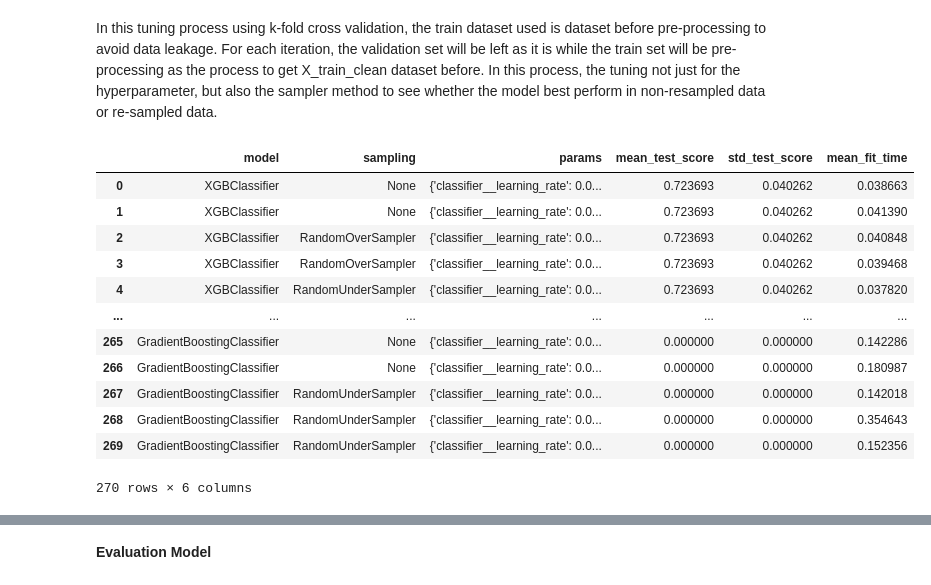
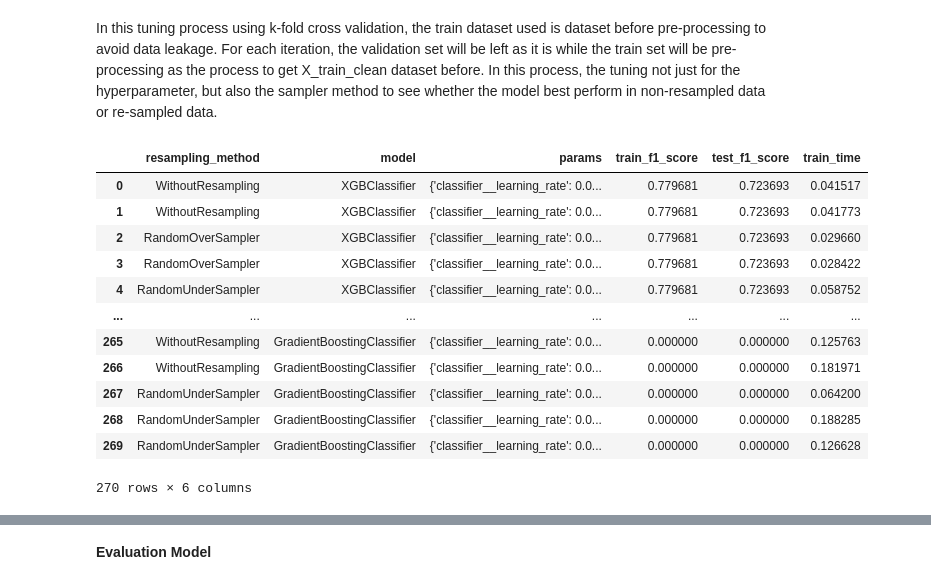
Before and after one commit to etikawdywt16/fraud-detection-project, a Jupyter notebook: notebooks/modelling.ipynb, the cells around one changed output, grey strips where cells are left out. Drawn from its saved outputs; the diff is of its cells as text; code cells hidden in the pictures.

```diff
--- a/notebooks/modelling.ipynb
+++ b/notebooks/modelling.ipynb
@@ -104,9 +104,9 @@ Model without tuning
 The data have high dimension so that all the model used is tree-based model because this model can selecting the features while the model is trained. Moreover, the data used are non-resampled data, under-sampled data, and over-sampled data.
 # %%
 ls_model = [DecisionTreeClassifier, RandomForestClassifier, AdaBoostClassifier, GradientBoostingClassifier, XGBClassifier]
-ls_train_data = {'None': (X_train_clean, y_train_clean),
-                 'Random under sampling' : (X_train_clean_rus, y_train_clean_rus),
-                 'Random over sampling' : (X_train_clean_ros, y_train_clean_ros)}
+ls_train_data = {'WithoutResampling': (X_train_clean, y_train_clean),
+                 'RandomUnderSampler' : (X_train_clean_rus, y_train_clean_rus),
+                 'RandomOverSampler' : (X_train_clean_ros, y_train_clean_ros)}
 # %%
 df_metriks = pd.DataFrame(columns = ['resampling_method', 'model', 'train_f1_score', 'test_f1_score', 'train_time'])
 
@@ -202,35 +202,39 @@ ls_params = {
 }
 ls_sampler = [None, RandomUnderSampler, RandomOverSampler]
 # %%
-train_log = pd.DataFrame(columns = ['model', 'sampling', 'params', 'mean_test_score', 'std_test_score', 'mean_fit_time'])
+train_log = pd.DataFrame(columns = ['resampling_method', 'model', 'params', 'train_f1_score', 'test_f1_score', 'train_time'])
 
 for model, params in zip(ls_model, ls_params):
     for sampler in ls_sampler:
 
         pipeline = Pipeline(steps=[('preprocessor', preprocessor), ('classifier', model())])
 
-        clf = GridSearchCV(estimator = pipeline, param_grid = ls_params[params], cv = 5, scoring = 'f1')
+        clf = GridSearchCV(estimator = pipeline, param_grid = ls_params[params], cv = 5, scoring = 'f1', return_train_score = True)
         clf.fit(X_train, y_train_clean)
 
-        cv_results = pd.DataFrame(clf.cv_results_)[['mean_fit_time', 'params', 'mean_test_score', 'std_test_score']]
+        cv_results = pd.DataFrame(clf.cv_results_)
+        cv_results = pd.DataFrame(clf.cv_results_)[['params', 'mean_train_score', 'mean_test_score', 'mean_fit_time']]
+        cv_results = cv_results.rename(columns = {'mean_train_score': 'train_f1_score',
+                                                  'mean_test_score': 'test_f1_score',
+                                                  'mean_fit_time': 'train_time'})
         cv_results['model'] = model.__name__
-        cv_results['sampling'] = sampler.__name__ if sampler != None else None
+        cv_results['resampling_method'] = sampler.__name__ if sampler != None else 'WithoutResampling'
         train_log = pd.concat([train_log, cv_results], ignore_index = True)
 
-train_log = train_log.sort_values('mean_test_score', ascending = False).reset_index().drop(['index'], axis = 1)
+train_log = train_log.sort_values('test_f1_score', ascending = False).reset_index().drop(['index'], axis = 1)
 train_log
 # %% [output]
-|  | model | sampling | params | mean_test_score | std_test_score | mean_fit_time |
-| 0 | XGBClassifier | None | {'classifier__learning_rate': 0.0... | 0.723693 | 0.040262 | 0.038663 |
-| 1 | XGBClassifier | None | {'classifier__learning_rate': 0.0... | 0.723693 | 0.040262 | 0.041390 |
-| 2 | XGBClassifier | RandomOverSampler | {'classifier__learning_rate': 0.0... | 0.723693 | 0.040262 | 0.040848 |
-| 3 | XGBClassifier | RandomOverSampler | {'classifier__learning_rate': 0.0... | 0.723693 | 0.040262 | 0.039468 |
-| 4 | XGBClassifier | RandomUnderSampler | {'classifier__learning_rate': 0.0... | 0.723693 | 0.040262 | 0.037820 |
+|  | resampling_method | model | params | train_f1_score | test_f1_score | train_time |
+| 0 | WithoutResampling | XGBClassifier | {'classifier__learning_rate': 0.0... | 0.779681 | 0.723693 | 0.041517 |
+| 1 | WithoutResampling | XGBClassifier | {'classifier__learning_rate': 0.0... | 0.779681 | 0.723693 | 0.041773 |
+| 2 | RandomOverSampler | XGBClassifier | {'classifier__learning_rate': 0.0... | 0.779681 | 0.723693 | 0.029660 |
+| 3 | RandomOverSampler | XGBClassifier | {'classifier__learning_rate': 0.0... | 0.779681 | 0.723693 | 0.028422 |
+| 4 | RandomUnderSampler | XGBClassifier | {'classifier__learning_rate': 0.0... | 0.779681 | 0.723693 | 0.058752 |
 | ... | ... | ... | ... | ... | ... | ... |
-| 265 | GradientBoostingClassifier | None | {'classifier__learning_rate': 0.0... | 0.000000 | 0.000000 | 0.142286 |
-| 266 | GradientBoostingClassifier | None | {'classifier__learning_rate': 0.0... | 0.000000 | 0.000000 | 0.180987 |
-| 267 | GradientBoostingClassifier | RandomUnderSampler | {'classifier__learning_rate': 0.0... | 0.000000 | 0.000000 | 0.142018 |
-| 268 | GradientBoostingClassifier | RandomUnderSampler | {'classifier__learning_rate': 0.0... | 0.000000 | 0.000000 | 0.354643 |
-| 269 | GradientBoostingClassifier | RandomUnderSampler | {'classifier__learning_rate': 0.0... | 0.000000 | 0.000000 | 0.152356 |
+| 265 | WithoutResampling | GradientBoostingClassifier | {'classifier__learning_rate': 0.0... | 0.000000 | 0.000000 | 0.125763 |
+| 266 | WithoutResampling | GradientBoostingClassifier | {'classifier__learning_rate': 0.0... | 0.000000 | 0.000000 | 0.181971 |
+| 267 | RandomUnderSampler | GradientBoostingClassifier | {'classifier__learning_rate': 0.0... | 0.000000 | 0.000000 | 0.064200 |
+| 268 | RandomUnderSampler | GradientBoostingClassifier | {'classifier__learning_rate': 0.0... | 0.000000 | 0.000000 | 0.188285 |
+| 269 | RandomUnderSampler | GradientBoostingClassifier | {'classifier__learning_rate': 0.0... | 0.000000 | 0.000000 | 0.126628 |
 270 rows × 6 columns
 # %%
```
Also changed, not shown: parts of 7 cells of this notebook, 10 other files.
